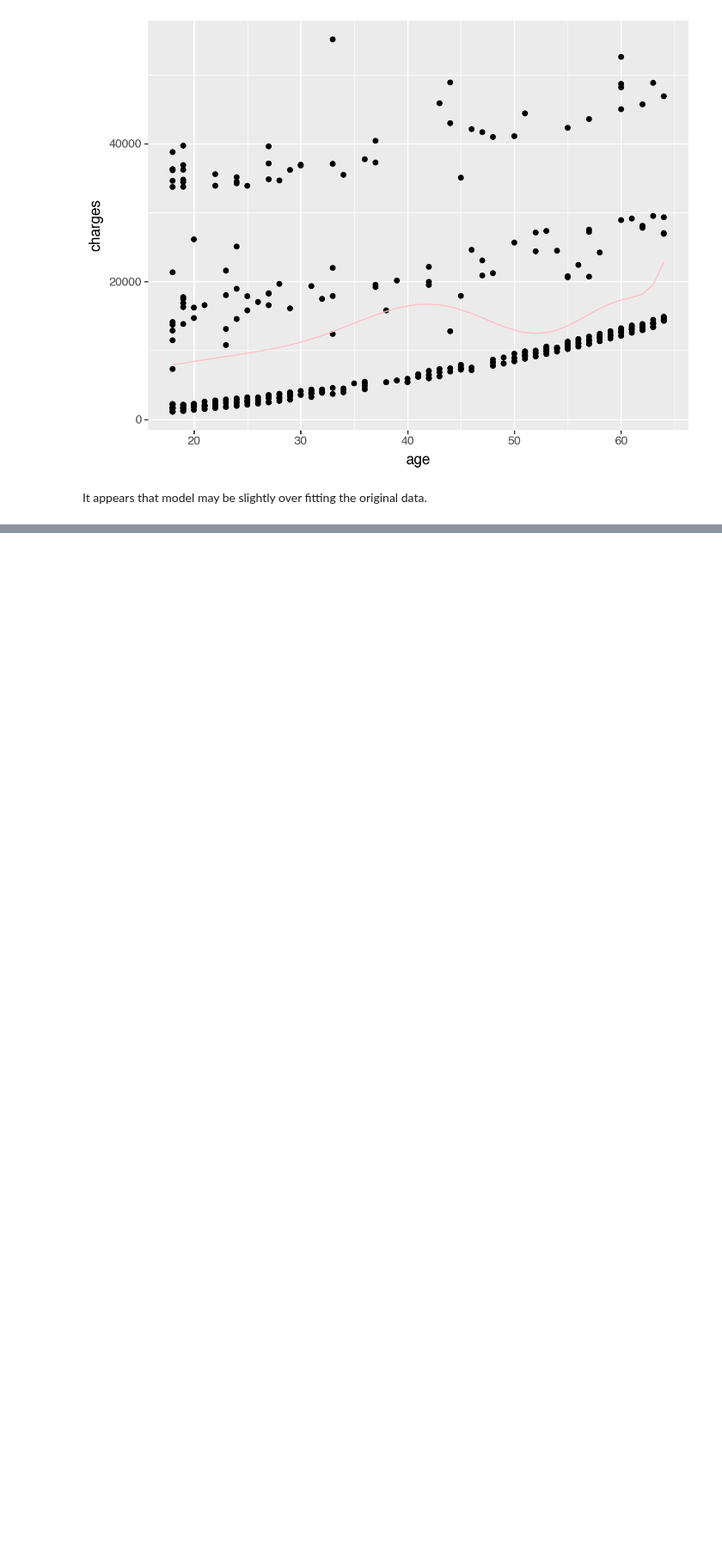
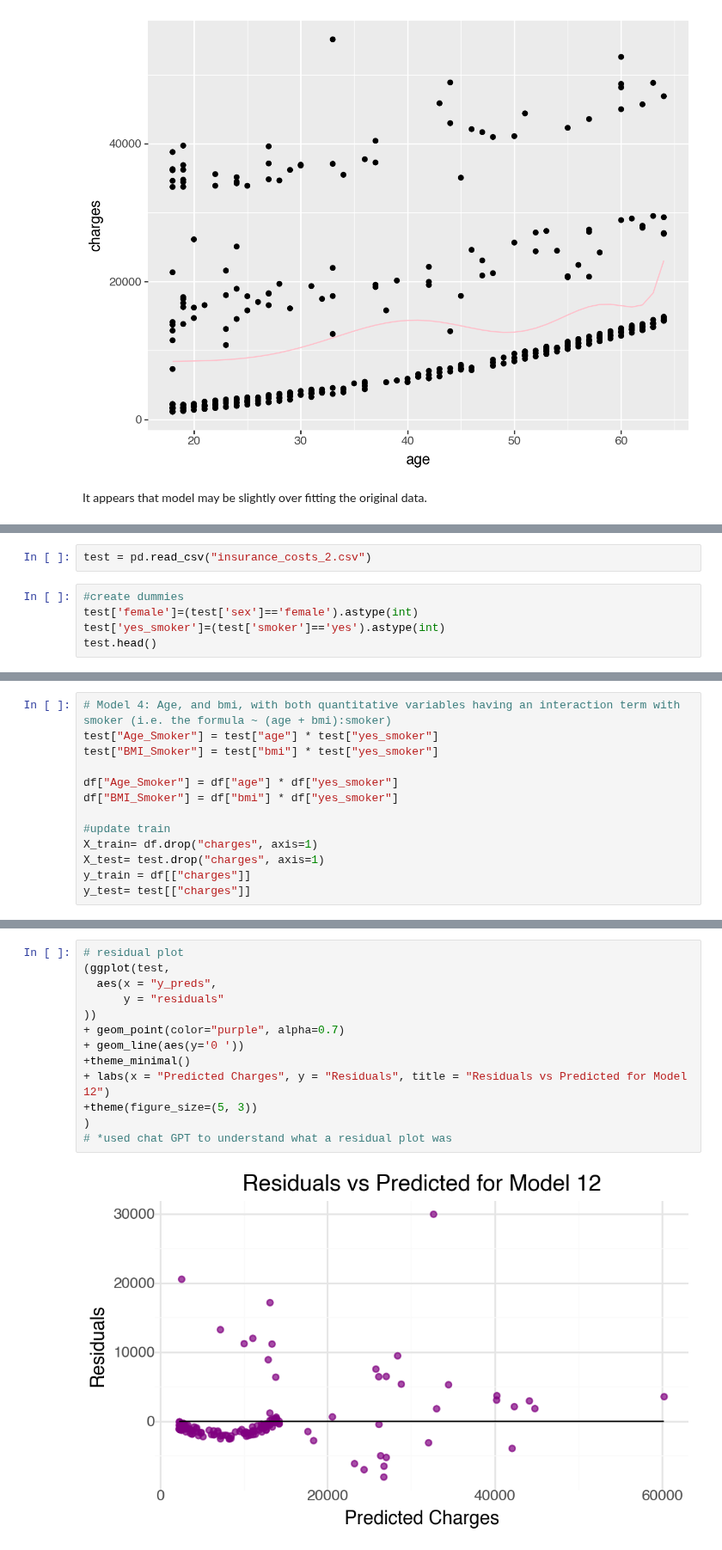
Before and after one commit to alexandragrover/GSB-544, a Jupyter notebook: Labs/Lab5/Lab5.ipynb, the cells around one changed output, grey strips where cells are left out. Shown at 86% size. Saved outputs shown, nothing was run; the diff lists cells and outputs as text; blank space fills up the shorter version.

```diff
--- a/Labs/Lab5/Lab5.ipynb
+++ b/Labs/Lab5/Lab5.ipynb
@@ -453,0 +450,7 @@ It appears that model may be slightly over fitting the original data.
+# %%
+test = pd.read_csv("insurance_costs_2.csv")
+# %%
+#create dummies
+test['female']=(test['sex']=='female').astype(int)
+test['yes_smoker']=(test['smoker']=='yes').astype(int)
+test.head()
@@ -453,0 +567,13 @@ It appears that model may be slightly over fitting the original data.
+# %%
+# Model 4: Age, and bmi, with both quantitative variables having an interaction term with smoker (i.e. the formula ~ (age + bmi):smoker)
+test["Age_Smoker"] = test["age"] * test["yes_smoker"]
+test["BMI_Smoker"] = test["bmi"] * test["yes_smoker"]
+
+df["Age_Smoker"] = df["age"] * df["yes_smoker"]
+df["BMI_Smoker"] = df["bmi"] * df["yes_smoker"]
+
+#update train
+X_train= df.drop("charges", axis=1)
+X_test= test.drop("charges", axis=1)
+y_train = df[["charges"]]
+y_test= test[["charges"]]
@@ -453,0 +644,15 @@ It appears that model may be slightly over fitting the original data.
+# %%
+# residual plot
+(ggplot(test,
+  aes(x = "y_preds",
+      y = "residuals"
+))
++ geom_point(color="purple", alpha=0.7)
++ geom_line(aes(y='0 '))
++theme_minimal()
++ labs(x = "Predicted Charges", y = "Residuals", title = "Residuals vs Predicted for Model 12")
++theme(figure_size=(5, 3))
+)
+# *used chat GPT to understand what a residual plot was
+# %% [output]
+[figure, added]
```
Also changed, not shown: parts of 37 cells of this notebook, 1 other file.
